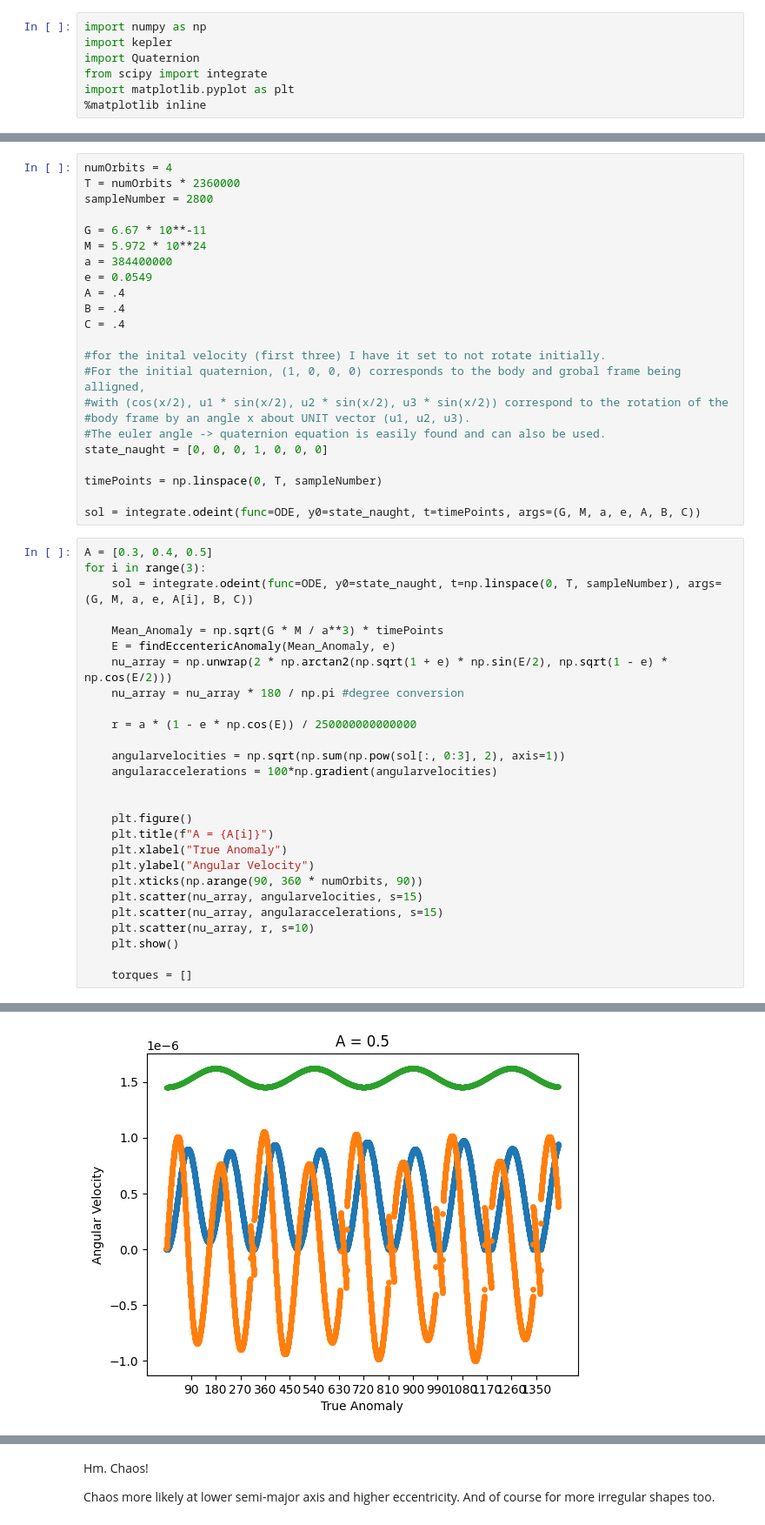
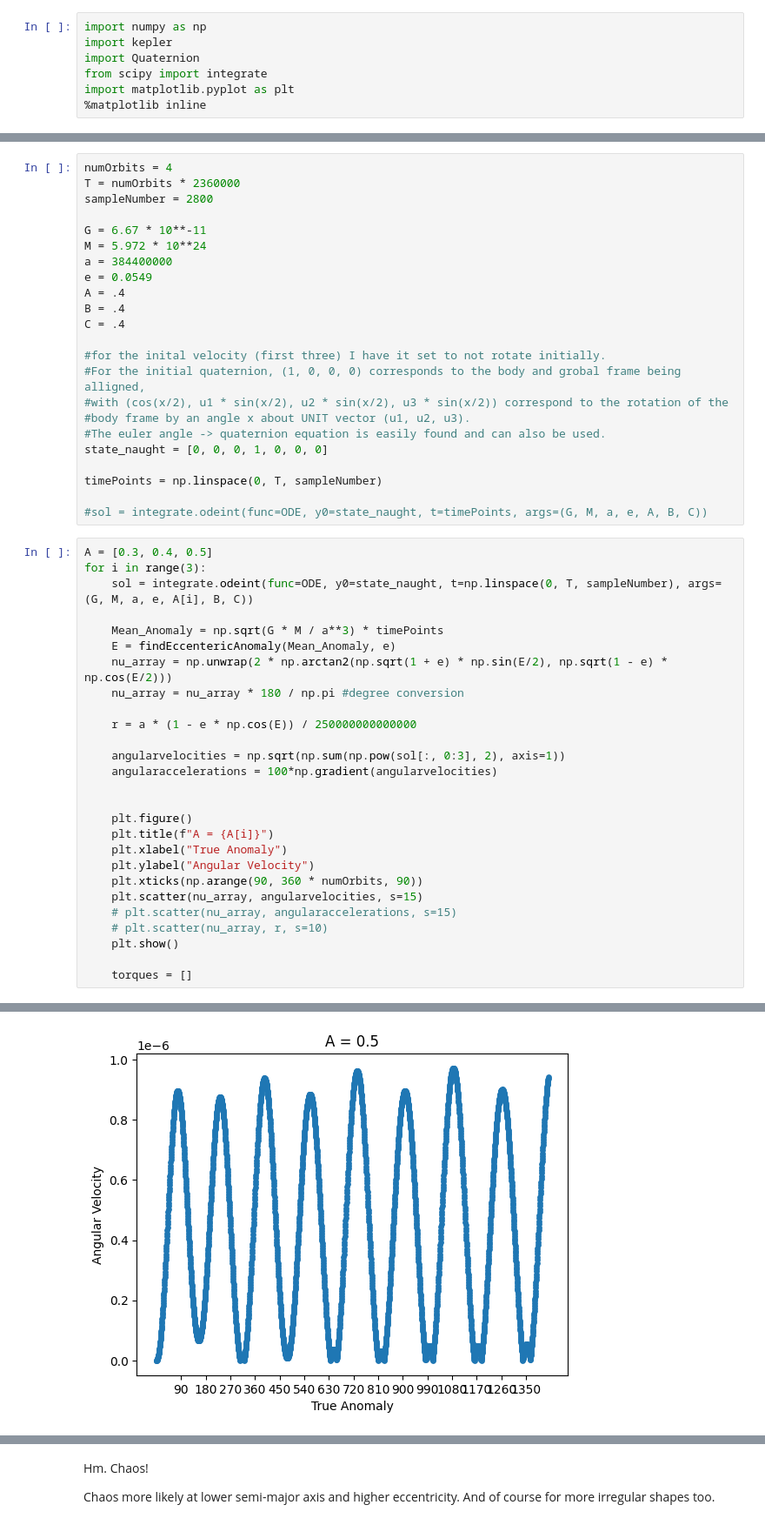
Before and after one commit to Aisihe/OrbitalDynamics, a Jupyter notebook: Step1-ChaoticRotations.ipynb, the cells around one changed output, grey strips where cells are left out. Shown at 87% size. Drawn from its saved outputs; the diff is of its cells as text.

```diff
--- a/Step1-ChaoticRotations.ipynb
+++ b/Step1-ChaoticRotations.ipynb
@@ -110,7 +110,7 @@ state_naught = [0, 0, 0, 1, 0, 0, 0]
 
 timePoints = np.linspace(0, T, sampleNumber)
 
-sol = integrate.odeint(func=ODE, y0=state_naught, t=timePoints, args=(G, M, a, e, A, B, C))
+#sol = integrate.odeint(func=ODE, y0=state_naught, t=timePoints, args=(G, M, a, e, A, B, C))
 # %%
 A = [0.3, 0.4, 0.5]
 for i in range(3):
@@ -133,8 +133,8 @@ for i in range(3):
     plt.ylabel("Angular Velocity")
     plt.xticks(np.arange(90, 360 * numOrbits, 90))
     plt.scatter(nu_array, angularvelocities, s=15)
-    plt.scatter(nu_array, angularaccelerations, s=15)
-    plt.scatter(nu_array, r, s=10)
+    # plt.scatter(nu_array, angularaccelerations, s=15)
+    # plt.scatter(nu_array, r, s=10)
     plt.show()
 
     torques = []
@@ -144,4 +144,4 @@ for i in range(3):
-[figure, old version]
+[figure, new version]
 # %%
 A = 0.4
 B = 0.5 #a super funky lookin shape
```
Also changed, not shown: parts of 3 cells of this notebook, 1 other file.
